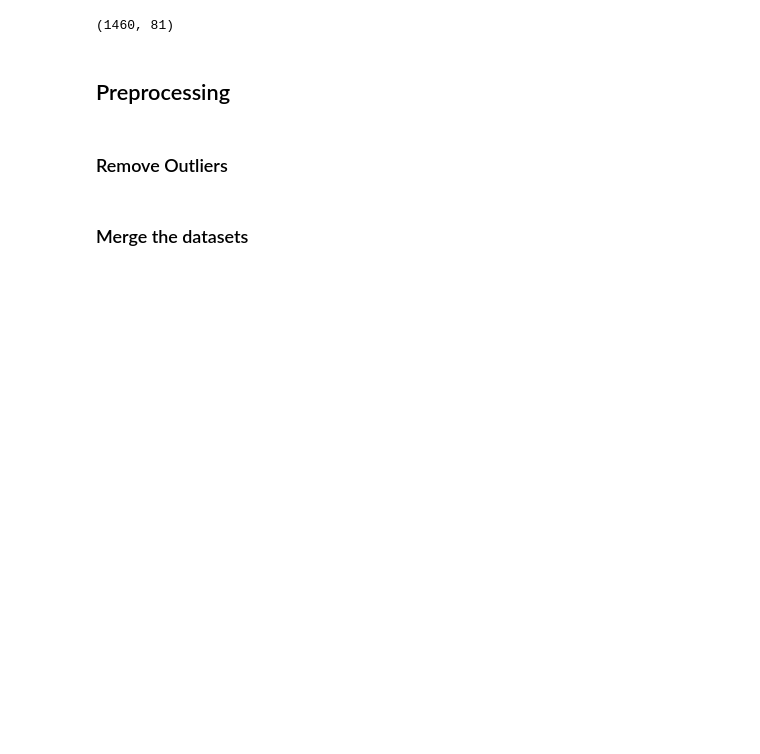
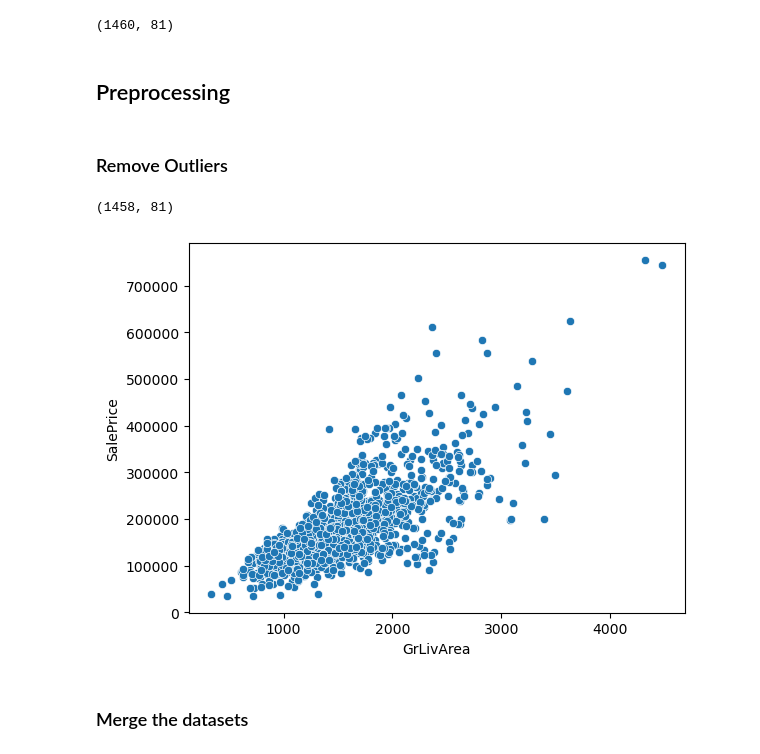
Before and after one commit to MinhNguyen-leo/SGU25_ML_GroupProject, a Jupyter notebook: Challenge2_HousePrice/houseprice_prediction.ipynb, the cells around one changed output. Cells and saved outputs as stored; diff of their text form; code cells hidden in the pictures; blank space fills up the shorter version.

```diff
--- a/Challenge2_HousePrice/houseprice_prediction.ipynb
+++ b/Challenge2_HousePrice/houseprice_prediction.ipynb
@@ -21,20 +26,31 @@ train_df.shape
 # %% [markdown]
 ### Remove Outliers
 # %%
-# train_clean = train_df.copy()
-# outlier_cols = ['GrLivArea', 'TotalBsmtSF', '1stFlrSF', '2ndFlrSF']
-# for col in outlier_cols:
-#     if col in train_clean.columns:
-#         Q1 = train_clean[col].quantile(0.25)
-#         Q3 = train_clean[col].quantile(0.75)
-#         IQR = Q3 - Q1
-#         lower, upper = Q1 - 1.5*IQR, Q3 + 1.5*IQR
-#         train_clean = train_clean[(train_clean[col] >= lower) & (train_clean[col] <= upper)]
+# # train_clean = train_df.copy()
+# # outlier_cols = ['GrLivArea', 'TotalBsmtSF', '1stFlrSF', '2ndFlrSF']
+# # for col in outlier_cols:
+# #     if col in train_clean.columns:
+# #         Q1 = train_clean[col].quantile(0.25)
+# #         Q3 = train_clean[col].quantile(0.75)
+# #         IQR = Q3 - Q1
+# #         lower, upper = Q1 - 1.5*IQR, Q3 + 1.5*IQR
+# #         train_clean = train_clean[(train_clean[col] >= lower) & (train_clean[col] <= upper)]
 
-# print(f"Loại outlier: {len(train_df) - len(train_clean)} mẫu outlier")
+# # print(f"Loại outlier: {len(train_df) - len(train_clean)} mẫu outlier")
 
-# train_df = train_clean.reset_index(drop=True)
-# train_df.shape
+# # train_df = train_clean.reset_index(drop=True)
+# # train_df.shape
+
+train_df.drop(train_df[(train_df['SalePrice'] <= 300000) & (train_df['GrLivArea'] >= 4000)].index, inplace=True)
+
+train_df.shape
+# %% [output]
+(1458, 81)
+# %%
+sns.scatterplot(data=train_df, x='GrLivArea', y='SalePrice')
+plt.show()
+# %% [output]
+[figure, added]
 # %% [markdown]
 ### Merge the datasets
 # %%
```
Also changed, not shown: parts of 19 cells of this notebook, 14 other files.
